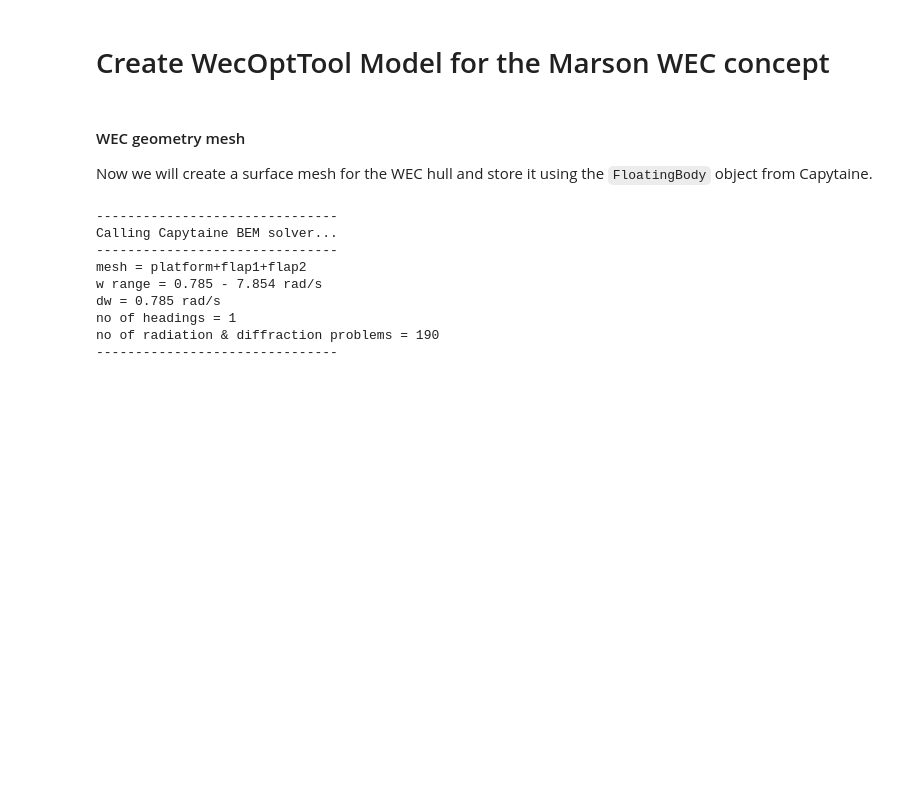
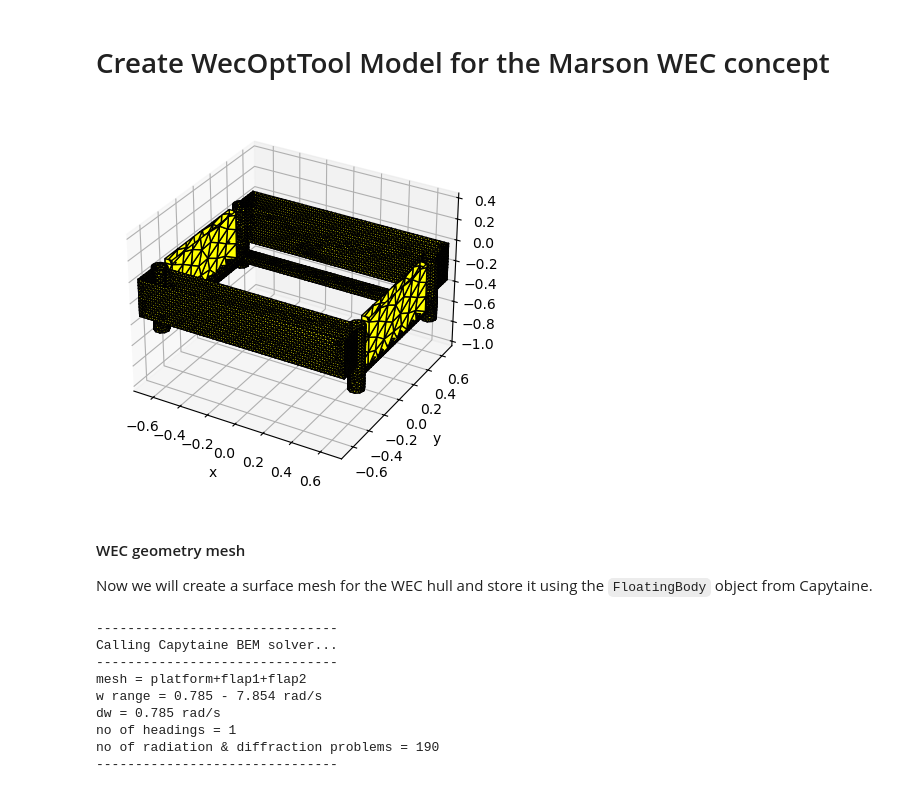
Before and after one commit to jtgrasb/WecOptTool, a Jupyter notebook: foswec/WEC-Sim/hydroData/WS_foswec.ipynb, the cells around one changed output. Saved outputs shown, nothing was run; the diff lists cells and outputs as text; code cells hidden in the pictures; blank space fills up the shorter version.

```diff
--- a/foswec/WEC-Sim/hydroData/WS_foswec.ipynb
+++ b/foswec/WEC-Sim/hydroData/WS_foswec.ipynb
@@ -64,3 +16,76 @@ all_bodies = platform + flap1 + flap2
+# %%
+# platform is a rectangle with cg at -0.46 and 1.44 m long, 0.76 m wide
+flapThickness = 0.05
+
+platformLength = 1.44
+outboardWidth = 0.1
+platformWidth = 0.76+2*outboardWidth
+platformHeight = 0.05
+platformCenter = [0, 0, -0.46]
+columnsRadius = 0.05
+columnsDraft = 0.6
+columnsXY = [platformLength/2-flapThickness/2, platformWidth/2]
+cutoutWidth = 0.76
+cutoutLength = 1.44-2*outboardWidth
+
+# floats attached to side of platform
+floatWidth = 0.2
+floatHeight = 0.35
+
+flapWidth = platformWidth-2*outboardWidth
+flapHeight = 0.56
+flap1CG = [-platformLength/2+flapThickness/2, 0, -0.3] # from water surface/origin
+flap2CG = [platformLength/2-flapThickness/2, 0, -0.3] # from water surface/origin
+
+with pygmsh.occ.Geometry() as geom:
+    gmsh.option.setNumber('Mesh.MeshSizeFactor', 0.15)
+    platform = geom.add_box([-platformLength/2, -platformWidth/2, platformCenter[2] - platformHeight/2], [platformLength,platformWidth,platformHeight])
+    cutout = geom.add_box([-cutoutLength/2, -cutoutWidth/2, platformCenter[2] - platformHeight/2], [cutoutLength,cutoutWidth,platformHeight])
+    cyl1 = geom.add_cylinder([-columnsXY[0], -columnsXY[1], -columnsDraft],[0, 0, columnsDraft+.01], columnsRadius)
+    cyl2 = geom.add_cylinder([-columnsXY[0], columnsXY[1], -columnsDraft],[0, 0, columnsDraft+.01], columnsRadius)
+    cyl3 = geom.add_cylinder([columnsXY[0], -columnsXY[1], -columnsDraft],[0, 0, columnsDraft+.01], columnsRadius)
+    cyl4 = geom.add_cylinder([columnsXY[0], columnsXY[1], -columnsDraft],[0, 0, columnsDraft+.01], columnsRadius)
+    float1 = geom.add_box([-platformLength/2, -platformWidth/2-0.2, -floatHeight], [platformLength,floatWidth,floatHeight])
+    float2 = geom.add_box([-platformLength/2, platformWidth/2, -floatHeight], [platformLength,floatWidth,floatHeight])
+    platformCutout = geom.boolean_difference(platform,cutout)
+    geom.boolean_union([platformCutout,cyl1,cyl2,cyl3,cyl4,float1,float2])
+    platformMesh = geom.generate_mesh()
+
+with pygmsh.geo.Geometry() as geom:
+    flap1 = geom.add_box(-platformLength/2, -platformLength/2 + flapThickness, -flapWidth/2, flapWidth/2,
+                       platformCenter[2], platformCenter[2] + flapHeight, mesh_size = 0.15)
+    flap1Mesh = geom.generate_mesh()
+
+with pygmsh.geo.Geometry() as geom:
+    flap2 = geom.add_box(platformLength/2 - flapThickness, platformLength/2, -flapWidth/2, flapWidth/2,
+                       platformCenter[2], platformCenter[2] + flapHeight, mesh_size = 0.15)
+    flap2Mesh = geom.generate_mesh()
+
+
+# define the floating body
+platform = cpt.FloatingBody(mesh=platformMesh, name=f'platform', center_of_mass=[0,0,-0.54])
+platform.keep_immersed_part()
+platform.rotation_center = platform.center_of_mass
+platform.add_all_rigid_body_dofs()
+
+# define the floating body
+flap1 = cpt.FloatingBody(mesh=flap1Mesh, name=f'flap1', center_of_mass=flap1CG)
+flap1.keep_immersed_part()
+flap1.rotation_center = flap1.center_of_mass
+flap1.add_all_rigid_body_dofs()
+
+# define the floating body
+flap2 = cpt.FloatingBody(mesh=flap2Mesh, name=f'flap2', center_of_mass=flap2CG)
+flap2.keep_immersed_part()
+flap2.rotation_center = flap2.center_of_mass
+flap2.add_all_rigid_body_dofs()
+
+all_bodies = platform + flap1 + flap2
+
+#all_bodies.show()
+all_bodies.show_matplotlib()
+# %% [output]
+[figure, added]
 # %% [markdown]
 #### WEC geometry mesh
 Now we will create a surface mesh for the WEC hull and store it using the `FloatingBody` object from Capytaine.
```
Also changed, not shown: parts of 4 cells of this notebook, 21 other files.
